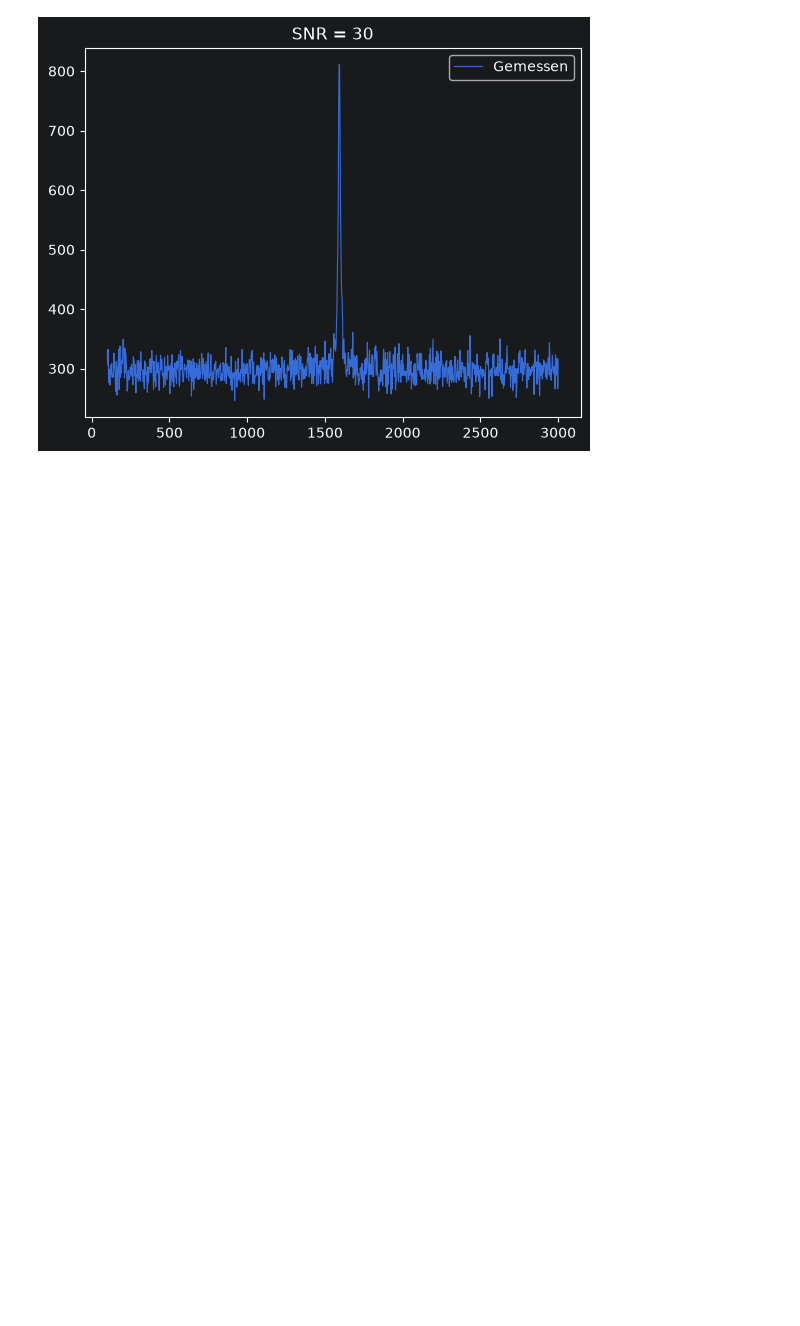
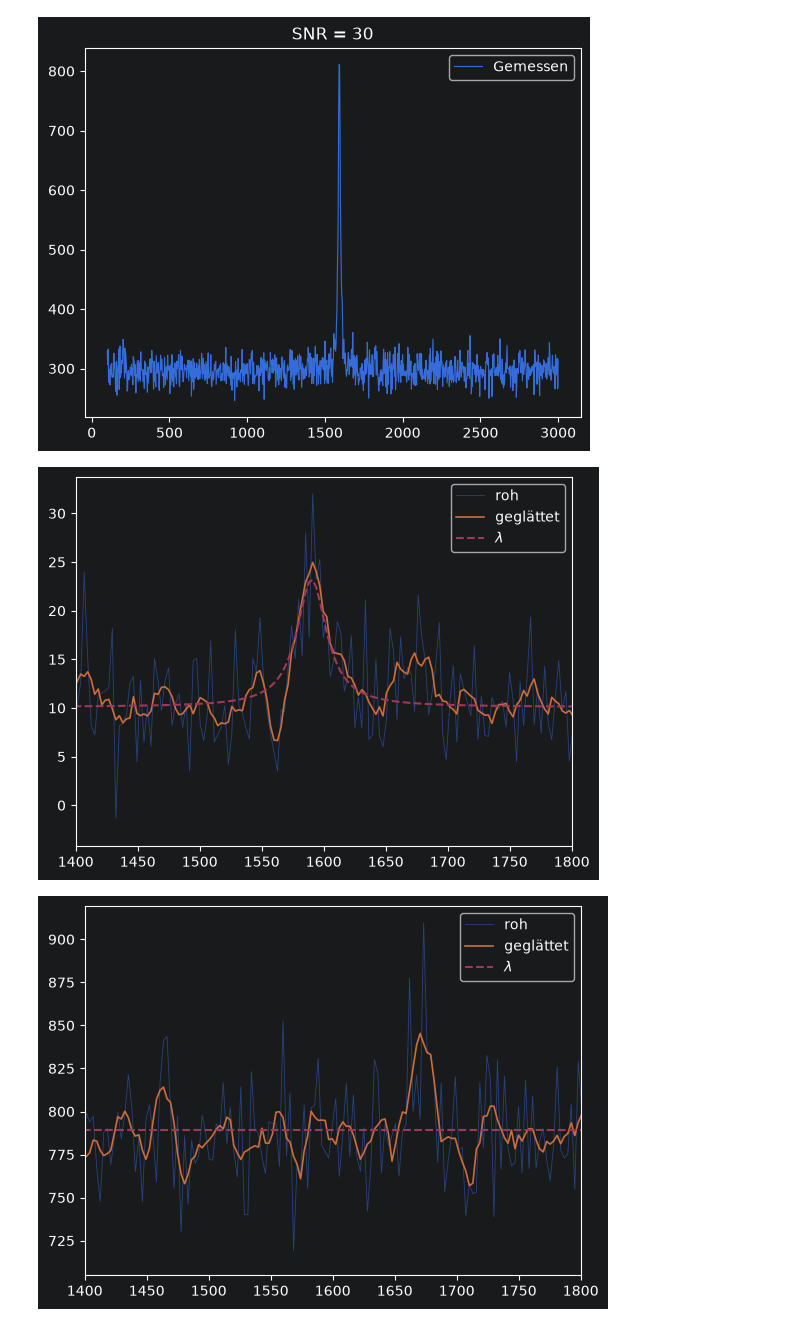
Before and after one commit to C0MaE/raman-detection-limits, a Jupyter notebook: notebooks/plot_lorentz.ipynb, the cells around one changed output. Cells and saved outputs as stored; diff of their text form; code cells hidden in the pictures; blank space fills up the shorter version.

```diff
--- a/notebooks/plot_lorentz.ipynb
+++ b/notebooks/plot_lorentz.ipynb
@@ -73,0 +77,22 @@ for snr in [3, 4, 6, 10, 30]:
+# %%
+counts0, meta0 = gen.generate_spectrum(nu=nu, rng=np.random.default_rng(1), cfg=cfg, has_signal=True, snr=3)
+counts1, meta1 = gen.generate_spectrum(nu=nu, rng=np.random.default_rng(4), cfg=cfg, has_signal=False, snr=3)
+counts2, meta2 = gen.generate_spectrum(nu=nu, rng=np.random.default_rng(2), cfg=cfg, has_signal=True, snr=3)
+counts3, meta3 = gen.generate_spectrum(nu=nu, rng=np.random.default_rng(12), cfg=cfg, has_signal=False, snr=3)
+counts4, meta4 = gen.generate_spectrum(nu=nu, rng=np.random.default_rng(19), cfg=cfg, has_signal=True, snr=3)
+counts = np.stack([counts0, counts1, counts2, counts3, counts4], axis=0)
+meta = np.stack([meta0, meta1, meta2, meta3, meta4], axis=0)
+smooth = savgol_filter(counts, window_length=11, polyorder=2)
+# %%
+peaks = baseline.detection_statistic(X=counts, nu=nu, cfg=cfg)
+
+for i in range(counts.shape[0]):
+    plt.plot(nu, counts[i], lw=0.6, alpha=0.5, label="roh")
+    plt.plot(nu, smooth[i], lw=1.2, label="geglättet")
+    plt.plot(nu, meta[i]["expected"], ls="--", label=r"$\lambda$")
+    plt.xlim(1400, 1800)
+    plt.legend()
+    plt.show()
+# %% [output]
+[figure, added]
+[figure, added]
```
Also changed, not shown: parts of 5 cells of this notebook, 7 other files.
